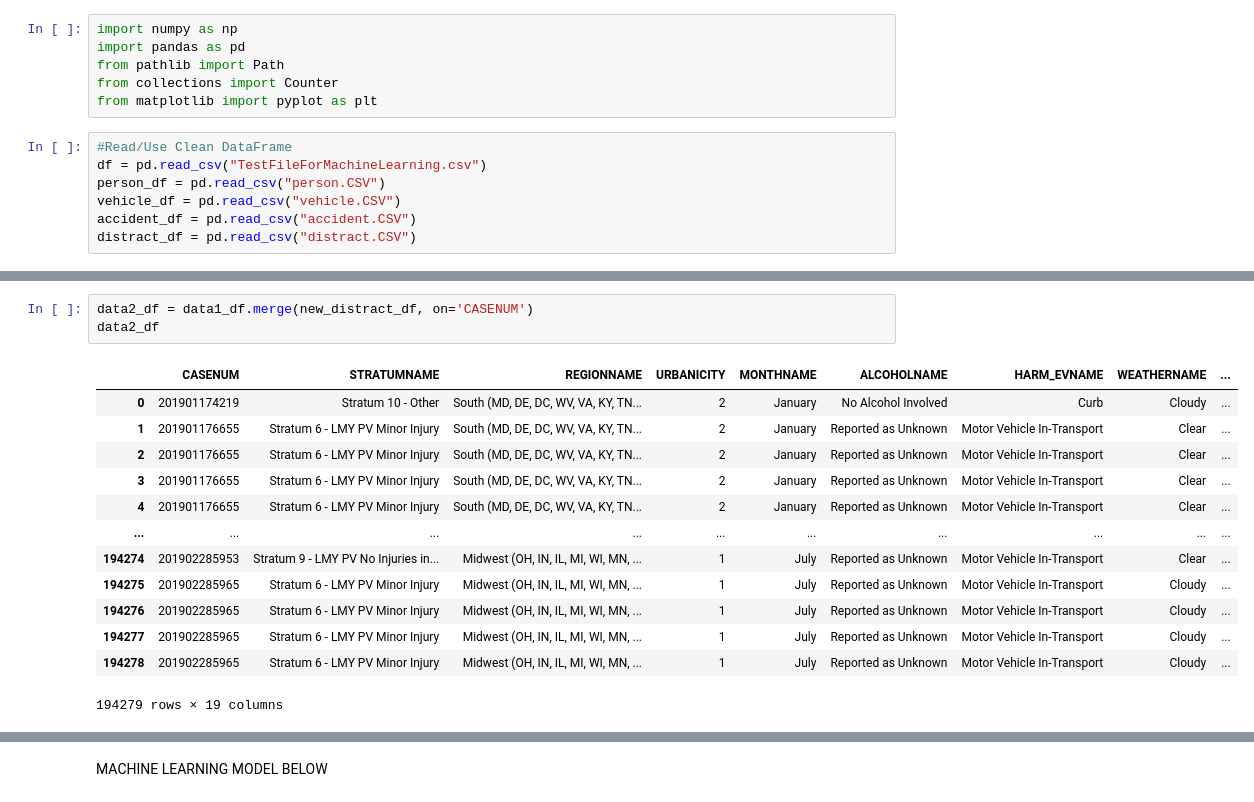
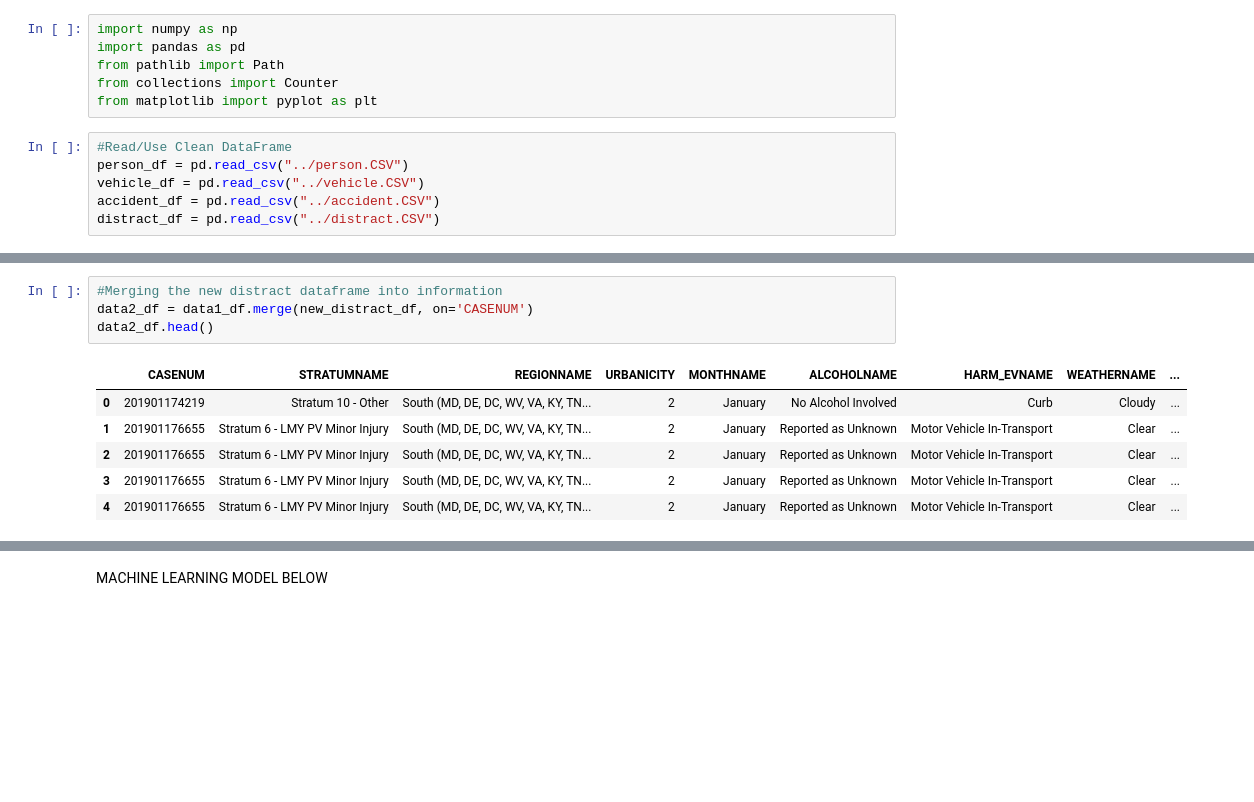
Before and after one commit to amburu4159/group-3-ku042021, a Jupyter notebook: MachineLearningModel.ipynb, the cells around one changed output, grey strips where cells are left out. Cells and saved outputs as stored; diff of their text form; blank space fills up the shorter version.

```diff
--- a/MachineLearningModel.ipynb
+++ b/MachineLearningModel.ipynb
@@ -9,9 +9,8 @@ from collections import Counter
 from matplotlib import pyplot as plt
 # %%
 #Read/Use Clean DataFrame
-df = pd.read_csv("TestFileForMachineLearning.csv")
-person_df = pd.read_csv("person.CSV")
-vehicle_df = pd.read_csv("vehicle.CSV")
-accident_df = pd.read_csv("accident.CSV")
-distract_df = pd.read_csv("distract.CSV")
+person_df = pd.read_csv("../person.CSV")
+vehicle_df = pd.read_csv("../vehicle.CSV")
+accident_df = pd.read_csv("../accident.CSV")
+distract_df = pd.read_csv("../distract.CSV")
 # %%
@@ -114,18 +115,12 @@ data1_df
 # %%
+#Merging the new distract dataframe into information
 data2_df = data1_df.merge(new_distract_df, on='CASENUM')
-data2_df
+data2_df.head()
 # %% [output]
 |  | CASENUM | STRATUMNAME | REGIONNAME | URBANICITY | MONTHNAME | ALCOHOLNAME | HARM_EVNAME | WEATHERNAME | ... |
 | 0 | 201901174219 | Stratum 10 - Other | South (MD, DE, DC, WV, VA, KY, TN... | 2 | January | No Alcohol Involved | Curb | Cloudy | ... |
 | 1 | 201901176655 | Stratum 6 - LMY PV Minor Injury | South (MD, DE, DC, WV, VA, KY, TN... | 2 | January | Reported as Unknown | Motor Vehicle In-Transport | Clear | ... |
 | 2 | 201901176655 | Stratum 6 - LMY PV Minor Injury | South (MD, DE, DC, WV, VA, KY, TN... | 2 | January | Reported as Unknown | Motor Vehicle In-Transport | Clear | ... |
 | 3 | 201901176655 | Stratum 6 - LMY PV Minor Injury | South (MD, DE, DC, WV, VA, KY, TN... | 2 | January | Reported as Unknown | Motor Vehicle In-Transport | Clear | ... |
 | 4 | 201901176655 | Stratum 6 - LMY PV Minor Injury | South (MD, DE, DC, WV, VA, KY, TN... | 2 | January | Reported as Unknown | Motor Vehicle In-Transport | Clear | ... |
-| ... | ... | ... | ... | ... | ... | ... | ... | ... | ... |
-| 194274 | 201902285953 | Stratum 9 - LMY PV No Injuries in... | Midwest (OH, IN, IL, MI, WI, MN, ... | 1 | July | Reported as Unknown | Motor Vehicle In-Transport | Clear | ... |
-| 194275 | 201902285965 | Stratum 6 - LMY PV Minor Injury | Midwest (OH, IN, IL, MI, WI, MN, ... | 1 | July | Reported as Unknown | Motor Vehicle In-Transport | Cloudy | ... |
-| 194276 | 201902285965 | Stratum 6 - LMY PV Minor Injury | Midwest (OH, IN, IL, MI, WI, MN, ... | 1 | July | Reported as Unknown | Motor Vehicle In-Transport | Cloudy | ... |
-| 194277 | 201902285965 | Stratum 6 - LMY PV Minor Injury | Midwest (OH, IN, IL, MI, WI, MN, ... | 1 | July | Reported as Unknown | Motor Vehicle In-Transport | Cloudy | ... |
-| 194278 | 201902285965 | Stratum 6 - LMY PV Minor Injury | Midwest (OH, IN, IL, MI, WI, MN, ... | 1 | July | Reported as Unknown | Motor Vehicle In-Transport | Cloudy | ... |
-194279 rows × 19 columns
 # %%
```
Also changed, not shown: parts of 18 cells of this notebook.
